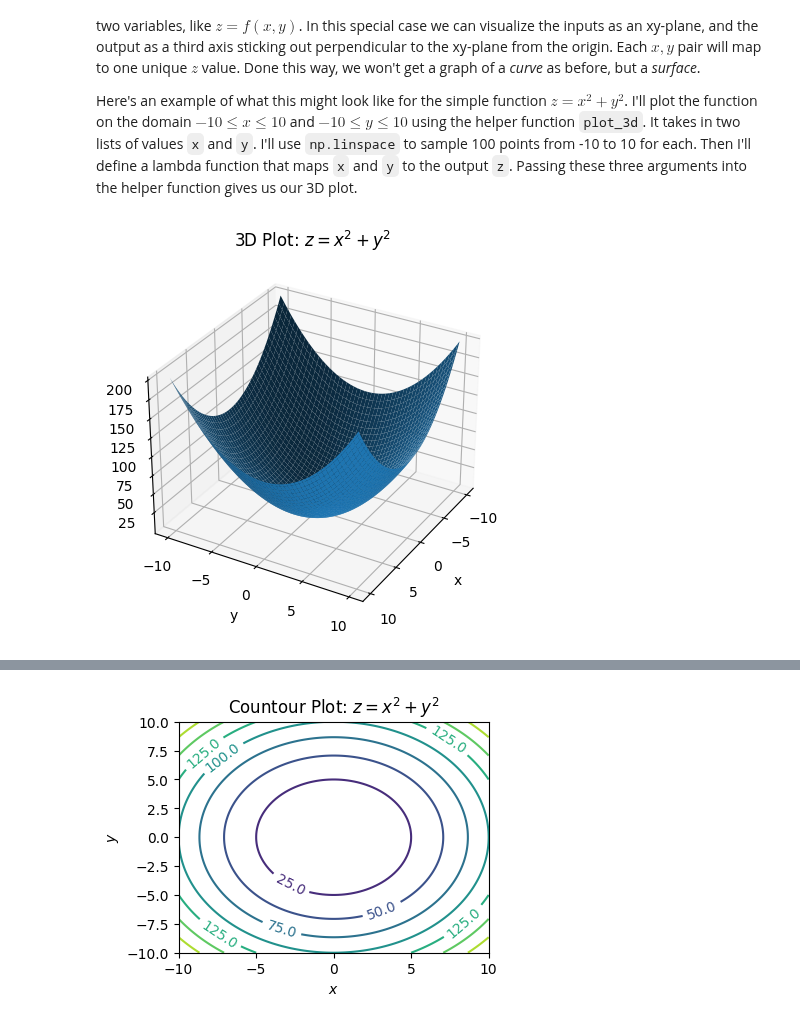
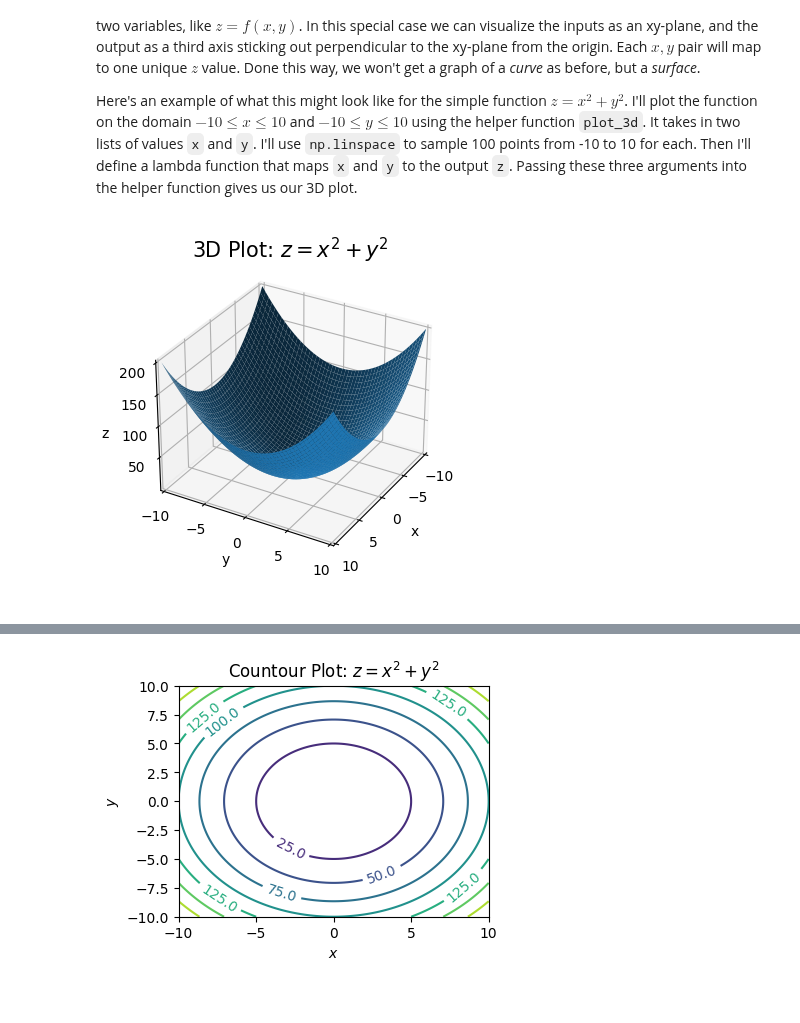
Before and after one commit to rkingery/ml-book, a Jupyter notebook: notebooks/basic-math.ipynb, the cells around one changed output, grey strips where cells are left out. Cells and saved outputs as stored; diff of their text form; code cells hidden in the pictures.

```diff
--- a/notebooks/basic-math.ipynb
+++ b/notebooks/basic-math.ipynb
@@ -679,9 +678,9 @@ x = np.linspace(-10, 10, 100)
 y = np.linspace(-10, 10, 100)
 f = lambda x, y: x**2 + y**2
 # %%
-plot_3d(x, y, f, title='3D Plot: $z=x^2+y^2$')
+plot_function_3d(x, y, f, title='3D Plot: $z=x^2+y^2$', ticks_every=[5, 5, 50], labelpad=5, dist=12)
 # %% [output]
-[figure, old version]
+[figure, new version]
 # %% [markdown]
 Notice how the plot looks like an upward facing bowl. Imagine a bowl lying on a table. The table is the xy-plane. The bowl is the surface $z=x^2+y^2$ we're plotting. While the plot shows the general idea what's going on, 3D plots can often be difficult to look at. They're often slanted at funny angles and hide important details.
 
```
Also changed, not shown: parts of 49 cells of this notebook, 12 other files.
